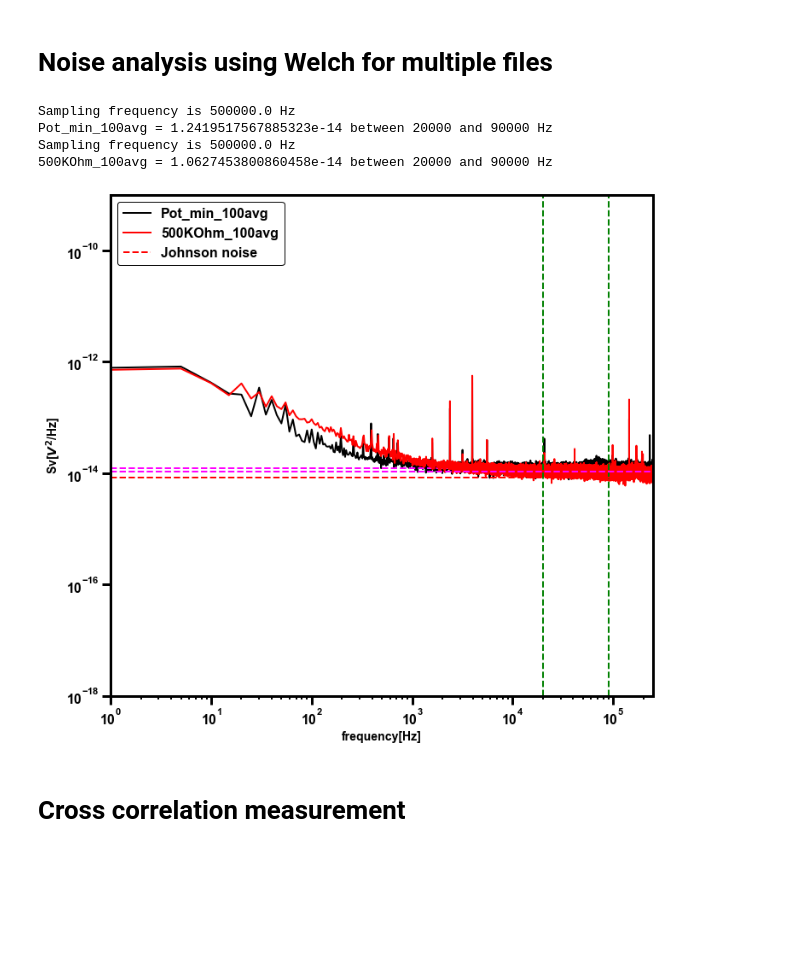
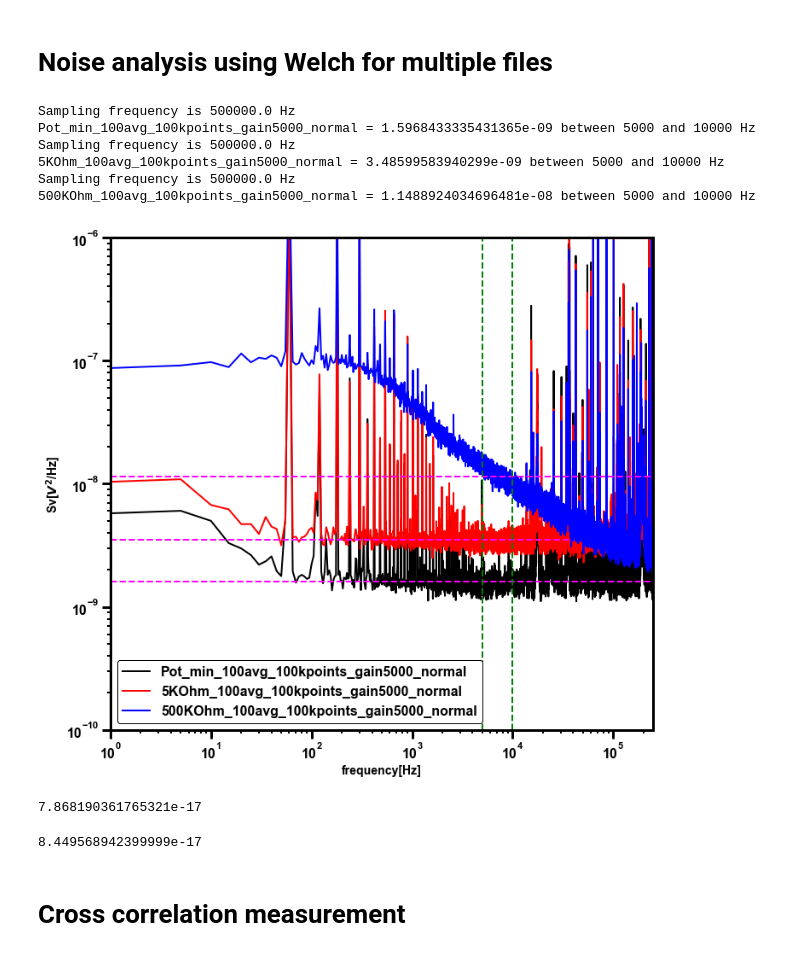
Before and after one commit to NikhilTilak/scripts, a Jupyter notebook: noise.ipynb, the cells around one changed output. Cells and saved outputs as stored; diff of their text form; code cells hidden in the pictures; blank space fills up the shorter version.

```diff
--- a/noise.ipynb
+++ b/noise.ipynb
@@ -192,6 +192,10 @@ files = ["./data/RigolDHO1102/50Ohm_25avg.csv",
          './data/johnson_data/50_Ohm_terminator_scope_ch1_1.csv'] #Rigol vs Keysight scope
 files = ['./data/RigolDHO1102/Pot_min_100avg.csv',
          "./data/RigolDHO1102/500KOhm_100avg.csv"] #Rigol 500kOhm vs 50 Ohm
+
+files = ['data/johnson_data/using_rigol/Pot_min_100avg_100kpoints_gain5000_normal.csv',
+         'data/johnson_data/using_rigol/5KOhm_100avg_100kpoints_gain5000_normal.csv',
+         'data/johnson_data/using_rigol/500KOhm_100avg_100kpoints_gain5000_normal.csv']
 
 #10 kHz hi pass filter
 
@@ -236,44 +240,52 @@ for fp in files:
                                 fs=fs,
                                 window='boxcar',
                                 nperseg=N,
                                 nfft=N,
                                 return_onesided=True,
                                 scaling='density',
                                 axis=-1)
         Svwelch = (1/2)*Svwelch
         Sv_list[:,i-1] = Svwelch
 
     Sv_mean = np.mean(Sv_list, axis=1)
     label = f"{fp.split('/')[-1].split('.')[0]}"
-    f_lo = 20_000 # Hz
-    f_hi = 90_000 # Hz
+    f_lo = 5_000 # Hz
+    f_hi = 10_000 # Hz
     ################## frequency axis##############################################
     # fwelch = fftfreq(N,dt)
     # fwelch = fwelch[:fwelch.size//2]
     print(f"{label} = {np.median(Sv_mean[np.where((fwelch>f_lo) & (fwelch<f_hi))])} between {f_lo} and {f_hi} Hz")
     ax.plot(fwelch, Sv_mean, alpha=1, label = label)
     ax.axhline(np.median(Sv_mean[np.where((fwelch>f_lo) & (fwelch<f_hi))]), color='magenta', linestyle='--')
 ax.set_xlabel("frequency[Hz]")
 ax.set_ylabel("Sv[$V^2$/Hz]")
 ax.set_xscale('log')
 ax.set_yscale('log')
-ax.set_ylim(1e-18,1e-9)
+ax.set_ylim(1e-10,1e-6)
 ax.set_xlim(1e0,fwelch.max())
 ax.axvline(f_hi, color='g', linestyle='--')
 ax.axvline(f_lo, color='g', linestyle='--')
-ax.axhline(johnson_noise_psd(300,500_000), color='r', linestyle='--', label="Johnson noise")
+# ax.axhline(johnson_noise_psd(300,500_000), color='r', linestyle='--', label="Johnson noise")
 ax.legend()
 plt.show()
 # %% [output]
 Sampling frequency is 500000.0 Hz
-Pot_min_100avg = 1.2419517567885323e-14 between 20000 and 90000 Hz
+Pot_min_100avg_100kpoints_gain5000_normal = 1.5968433335431365e-09 between 5000 and 10000 Hz
 Sampling frequency is 500000.0 Hz
-500KOhm_100avg = 1.0627453800860458e-14 between 20000 and 90000 Hz
+5KOhm_100avg_100kpoints_gain5000_normal = 3.48599583940299e-09 between 5000 and 10000 Hz
+Sampling frequency is 500000.0 Hz
+500KOhm_100avg_100kpoints_gain5000_normal = 1.1488924034696481e-08 between 5000 and 10000 Hz
-[figure, old version]
+[figure, new version]
 # %%
-applied_gain = 1000
-avg_gain = 50 #median gain in band width of 10 KHz to 40 KHz
-((1.4919655587864233e-11)-(1.3406313799237745e-15))/avg_gain**2
+applied_gain = 5000
+avg_gain = 4900 #median gain in band width of 10 KHz to 40 KHz
+((3.48599583940299e-09)-(1.5968433335431365e-09))/avg_gain**2
+# %% [output]
+7.868190361765321e-17
+# %%
+johnson_noise_psd(300,5100)
+# %% [output]
+8.449568942399999e-17
 # %% [markdown]
 # Cross correlation measurement
 # %%
```
Also changed, not shown: parts of 4 cells of this notebook, 1 other file.
